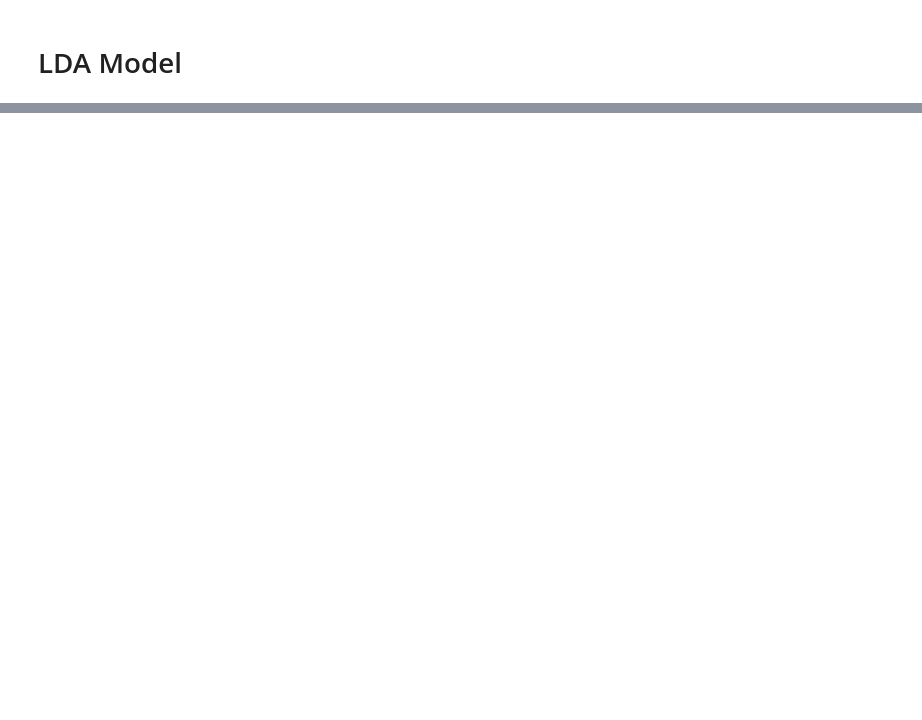
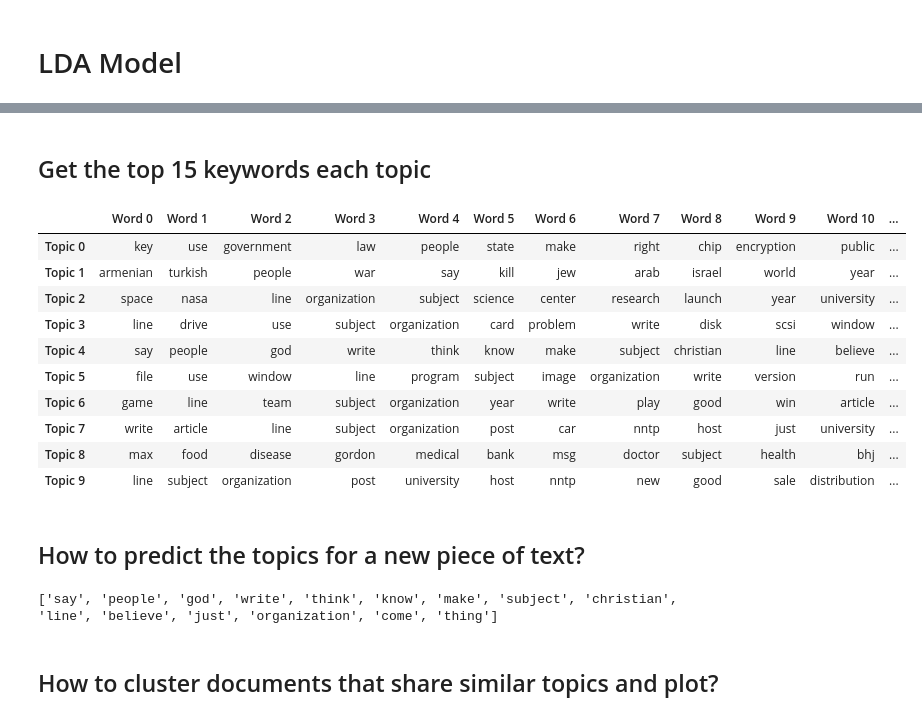
Before and after one commit to ddrogers/topic-modeling-python, a Jupyter notebook: topicmodel/production/topic_model_production.ipynb, the cells around one changed output, grey strips where cells are left out. Cells and saved outputs as stored; diff of their text form; code cells hidden in the pictures; blank space fills up the shorter version.

```diff
--- a/topicmodel/production/topic_model_production.ipynb
+++ b/topicmodel/production/topic_model_production.ipynb
@@ -436,0 +466,4 @@ lda_training_dictionary = {'lda_passes' : [],
+# %%
+# Import Dataset
+df = pd.read_json('https://raw.githubusercontent.com/selva86/datasets/master/newsgroups.json')
+print(df.target_names.unique())
@@ -436,0 +639,12 @@ lda_training_dictionary = {'lda_passes' : [],
+# %%
+# Define Search Param
+search_params = {'n_components': [10, 15, 20, 25, 30], 'learning_decay': [.5, .7, .9]}
+
+# Init the Model
+lda = LatentDirichletAllocation()
+
+# Init Grid Search Class
+model = GridSearchCV(lda, param_grid=search_params)
+
+# Do the Grid Search
+model.fit(data_vectorized)
@@ -436,0 +823,63 @@ lda_training_dictionary = {'lda_passes' : [],
+# %% [markdown]
+## Get the top 15 keywords each topic
+# %%
+# Show top n keywords for each topic
+def show_topics(vectorizer=vectorizer, lda_model=lda_model, n_words=20):
+    keywords = np.array(vectorizer.get_feature_names())
+    topic_keywords = []
+    for topic_weights in lda_model.components_:
+        top_keyword_locs = (-topic_weights).argsort()[:n_words]
+        topic_keywords.append(keywords.take(top_keyword_locs))
+    return topic_keywords
+
+topic_keywords = show_topics(vectorizer=vectorizer, lda_model=best_lda_model, n_words=15)
+
+# Topic - Keywords Dataframe
+df_topic_keywords = pd.DataFrame(topic_keywords)
+df_topic_keywords.columns = ['Word '+str(i) for i in range(df_topic_keywords.shape[1])]
+df_topic_keywords.index = ['Topic '+str(i) for i in range(df_topic_keywords.shape[0])]
+df_topic_keywords
+# %% [output]
+|  | Word 0 | Word 1 | Word 2 | Word 3 | Word 4 | Word 5 | Word 6 | Word 7 | Word 8 | Word 9 | Word 10 | ... |
+| Topic 0 | key | use | government | law | people | state | make | right | chip | encryption | public | ... |
+| Topic 1 | armenian | turkish | people | war | say | kill | jew | arab | israel | world | year | ... |
+| Topic 2 | space | nasa | line | organization | subject | science | center | research | launch | year | university | ... |
+| Topic 3 | line | drive | use | subject | organization | card | problem | write | disk | scsi | window | ... |
+| Topic 4 | say | people | god | write | think | know | make | subject | christian | line | believe | ... |
+| Topic 5 | file | use | window | line | program | subject | image | organization | write | version | run | ... |
+| Topic 6 | game | line | team | subject | organization | year | write | play | good | win | article | ... |
+| Topic 7 | write | article | line | subject | organization | post | car | nntp | host | just | university | ... |
+| Topic 8 | max | food | disease | gordon | medical | bank | msg | doctor | subject | health | bhj | ... |
+| Topic 9 | line | subject | organization | post | university | host | nntp | new | good | sale | distribution | ... |
+# %% [markdown]
+## How to predict the topics for a new piece of text?
+# %%
+# Define function to predict topic for a given text document.
+nlp = spacy.load('en_core_web_sm', disable=['parser', 'ner'])
+
+def predict_topic(text, nlp=nlp):
+    global sent_to_words
+    global lemmatization
+
+    # Step 1: Clean with simple_preprocess
+    mytext_2 = list(sent_to_words(text))
+
+    # Step 2: Lemmatize
+    mytext_3 = lemmatization(mytext_2, allowed_postags=['NOUN', 'ADJ', 'VERB', 'ADV'])
+
+    # Step 3: Vectorize transform
+    mytext_4 = vectorizer.transform(mytext_3)
+
+    # Step 4: LDA Transform
+    topic_probability_scores = best_lda_model.transform(mytext_4)
+    topic = df_topic_keywords.iloc[np.argmax(topic_probability_scores), :].values.tolist()
+    return topic, topic_probability_scores
+
+# Predict the topic
+mytext = ["Some text about christianity and bible"]
+topic, prob_scores = predict_topic(text = mytext)
+print(topic)
+# %% [output]
+['say', 'people', 'god', 'write', 'think', 'know', 'make', 'subject', 'christian', 'line', 'believe', 'just', 'organization', 'come', 'thing']
+# %% [markdown]
+## How to cluster documents that share similar topics and plot?
```
Also changed, not shown: parts of 79 cells of this notebook, 2 other files.
